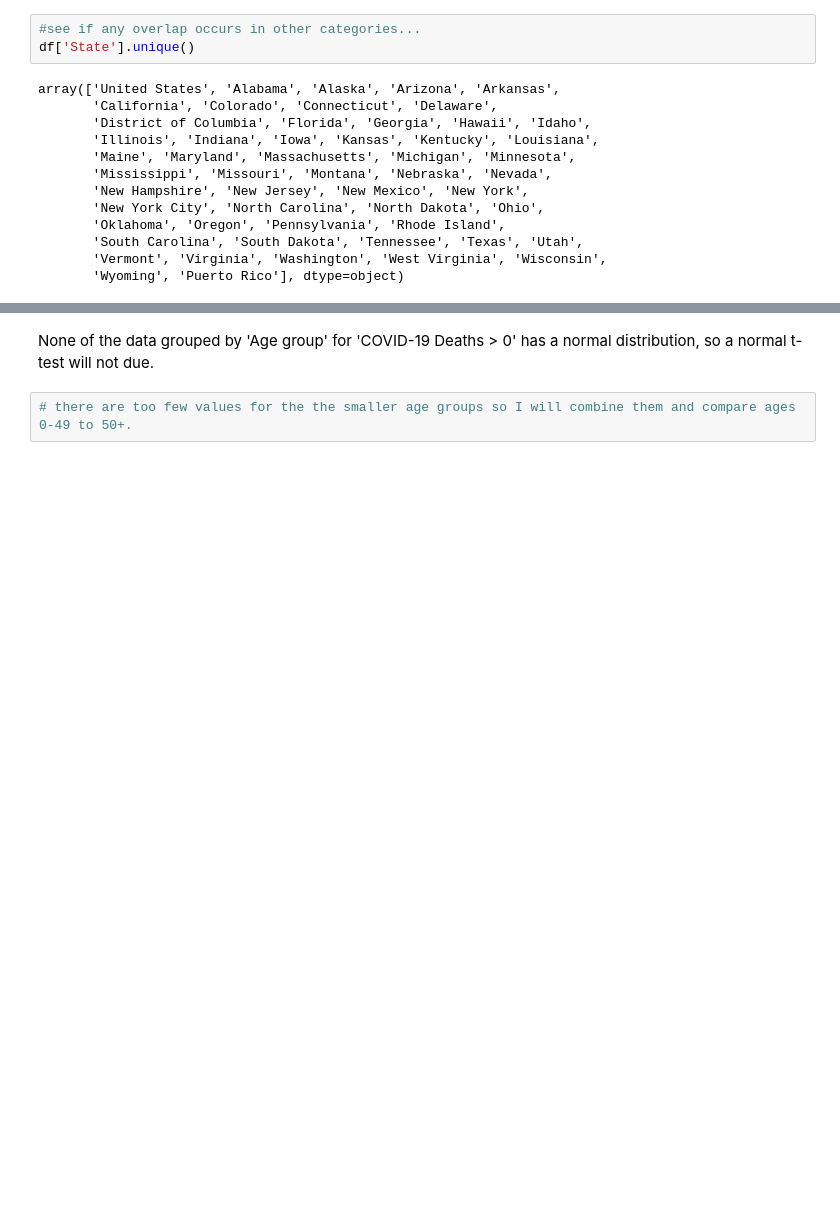
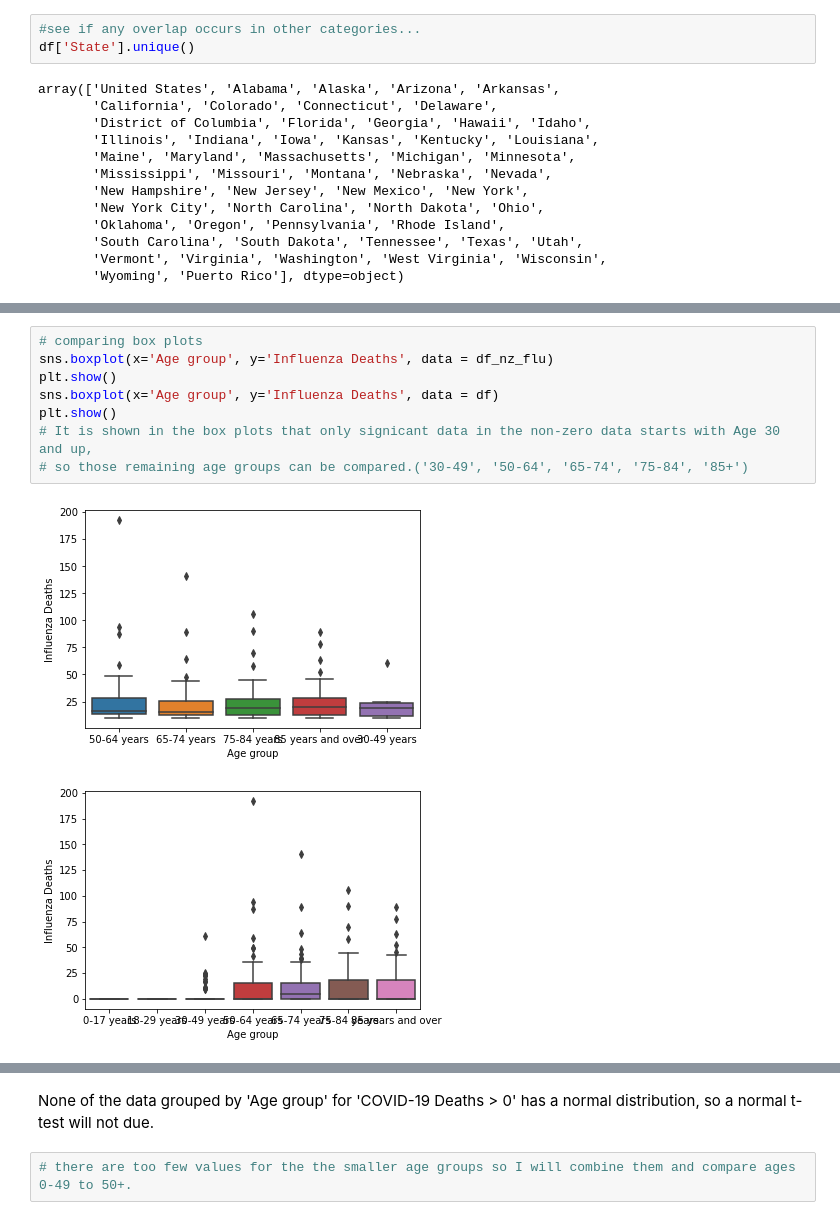
Before and after one commit to Ninjaneer1/COVID-19_Deaths_USA, a Jupyter notebook: COVID-19_Deaths_AgeGroup_Analysis.ipynb, the cells around one changed output, grey strips where cells are left out. Saved outputs shown, nothing was run; the diff lists cells and outputs as text; blank space fills up the shorter version.

```diff
--- a/COVID-19_Deaths_AgeGroup_Analysis.ipynb
+++ b/COVID-19_Deaths_AgeGroup_Analysis.ipynb
@@ -157,0 +218,11 @@ df['COVID-19 Deaths'].hist(alpha = 0.5)
+# %%
+# comparing box plots
+sns.boxplot(x='Age group', y='Influenza Deaths', data = df_nz_flu)
+plt.show()
+sns.boxplot(x='Age group', y='Influenza Deaths', data = df)
+plt.show()
+# It is shown in the box plots that only signicant data in the non-zero data starts with Age 30 and up,
+# so those remaining age groups can be compared.('30-49', '50-64', '65-74', '75-84', '85+')
+# %% [output]
+[figure, added]
+[figure, added]
```
Also changed, not shown: parts of 27 cells of this notebook, 1 other file.
